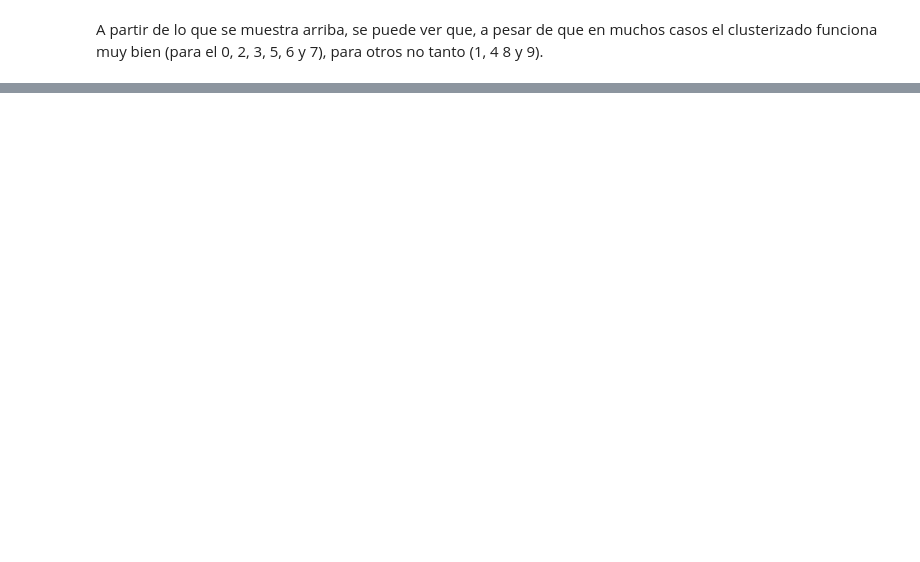
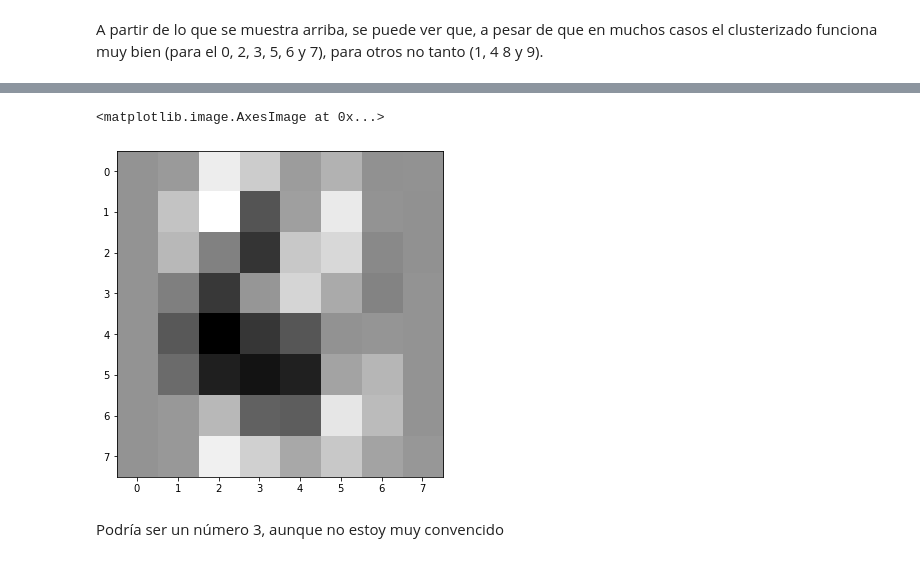
Before and after one commit to rodolfopaganini/IntroIA, a Jupyter notebook: clase2.ipynb, the cells around one changed output, grey strips where cells are left out. Drawn from its saved outputs; the diff is of its cells as text; code cells hidden in the pictures; blank space fills up the shorter version.

```diff
--- a/clase2.ipynb
+++ b/clase2.ipynb
@@ -340,0 +361,19 @@ plt.plot(inertias)
+# %%
+# Generate the image artificially
+
+# Load all components in a numpy array
+n_components = 2
+components = np.array(pca_2.components_)
+components = components[:n_components]
+
+# Plot the original and the reconstructed for the 10 digits
+plt.figure(0, figsize=(6, 6))
+
+# Plot the reconstructed
+reconstruction = np.dot(components.T, np.array([-24, 5]))
+plt.imshow(reconstruction.reshape((8, 8)), cmap='gray')
+# %% [output]
+<matplotlib.image.AxesImage at 0x...>
+[figure, added]
+# %% [markdown]
+Podría ser un número 3, aunque no estoy muy convencido
```
Also changed, not shown: parts of 7 cells of this notebook.
